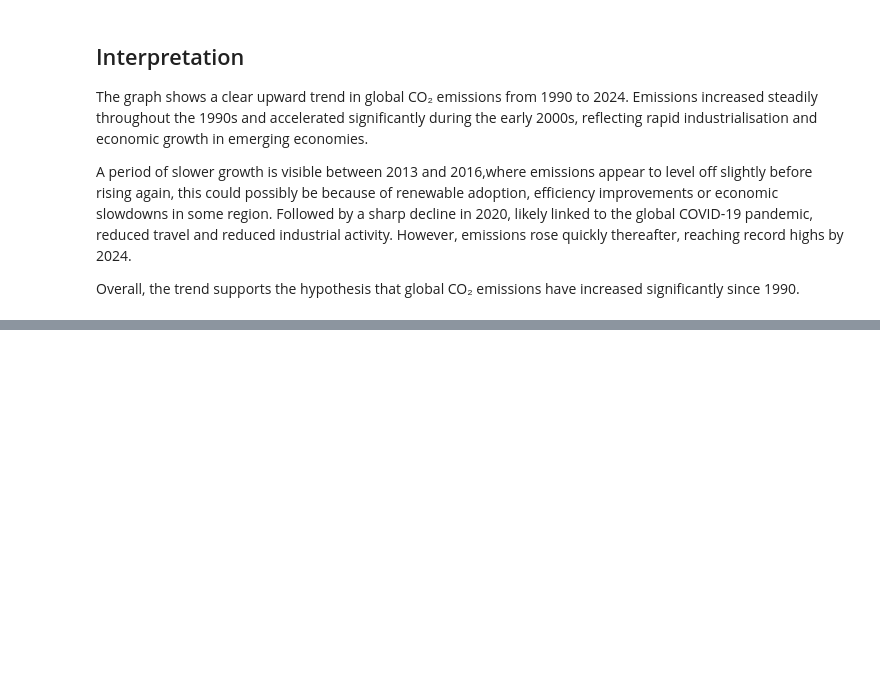
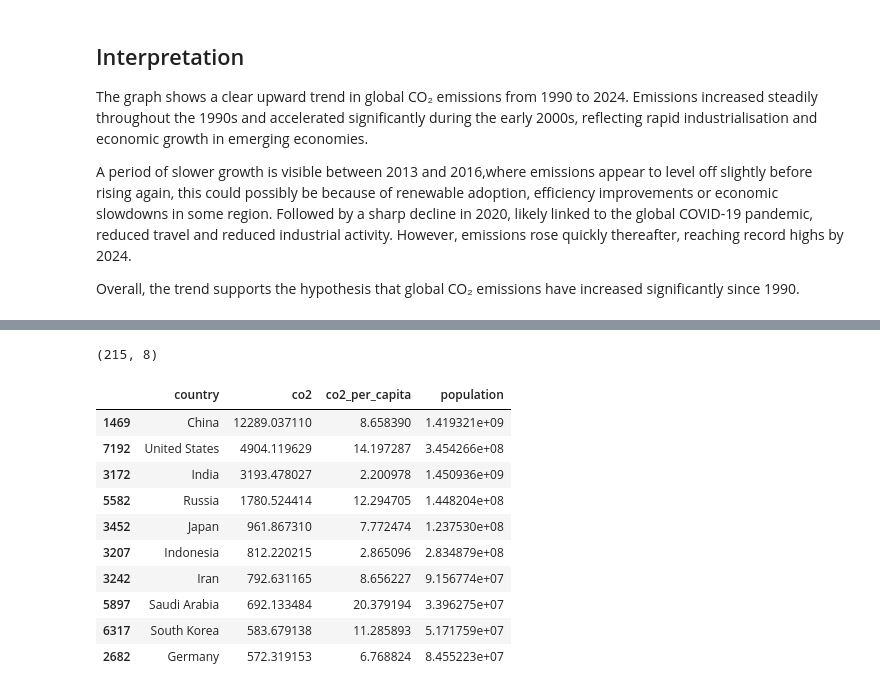
Before and after one commit to funmiafola/Global-Co2-Emissions-Responsibility, a Jupyter notebook: jupyter_notebooks/EDA_Co2_Responsibility.ipynb, the cells around one changed output, grey strips where cells are left out. Cells and saved outputs as stored; diff of their text form; code cells hidden in the pictures; blank space fills up the shorter version.

```diff
--- a/jupyter_notebooks/EDA_Co2_Responsibility.ipynb
+++ b/jupyter_notebooks/EDA_Co2_Responsibility.ipynb
@@ -60,0 +113,5 @@ Overall, the trend supports the hypothesis that global CO₂ emissions have incr
+# %%
+## dispaying the shape of the filtered dataset
+df_latest_year.shape
+# %% [output]
+(215, 8)
@@ -60,0 +121,16 @@ Overall, the trend supports the hypothesis that global CO₂ emissions have incr
+# %%
+## creating the top 10 total emitters table
+top10_countries_table = top10_countries[['country', 'co2', 'co2_per_capita', 'population']]
+top10_countries_table
+# %% [output]
+|  | country | co2 | co2_per_capita | population |
+| 1469 | China | 12289.037110 | 8.658390 | 1.419321e+09 |
+| 7192 | United States | 4904.119629 | 14.197287 | 3.454266e+08 |
+| 3172 | India | 3193.478027 | 2.200978 | 1.450936e+09 |
+| 5582 | Russia | 1780.524414 | 12.294705 | 1.448204e+08 |
+| 3452 | Japan | 961.867310 | 7.772474 | 1.237530e+08 |
+| 3207 | Indonesia | 812.220215 | 2.865096 | 2.834879e+08 |
+| 3242 | Iran | 792.631165 | 8.656227 | 9.156774e+07 |
+| 5897 | Saudi Arabia | 692.133484 | 20.379194 | 3.396275e+07 |
+| 6317 | South Korea | 583.679138 | 11.285893 | 5.171759e+07 |
+| 2682 | Germany | 572.319153 | 6.768824 | 8.455223e+07 |
```
Also changed, not shown: parts of 13 cells of this notebook.
